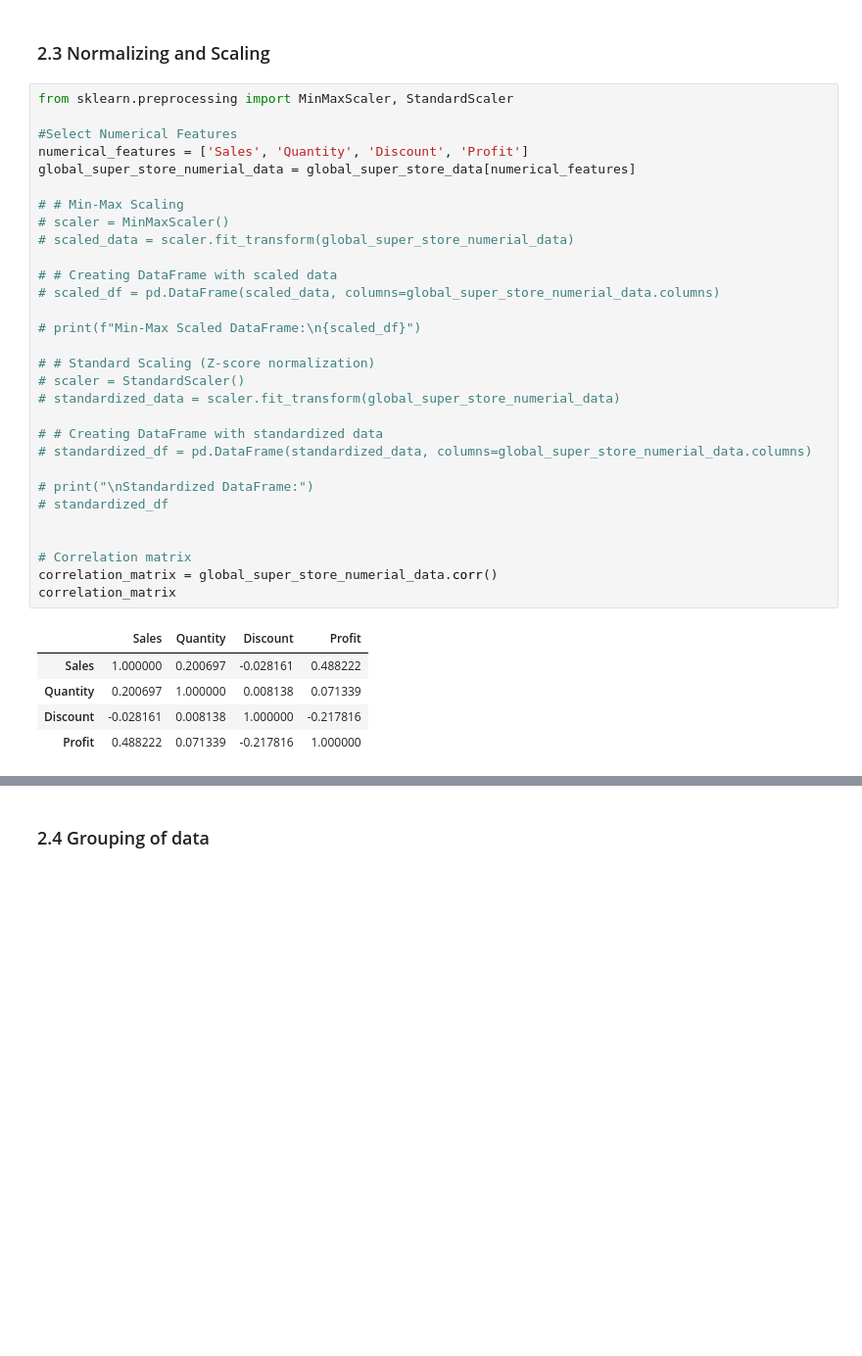
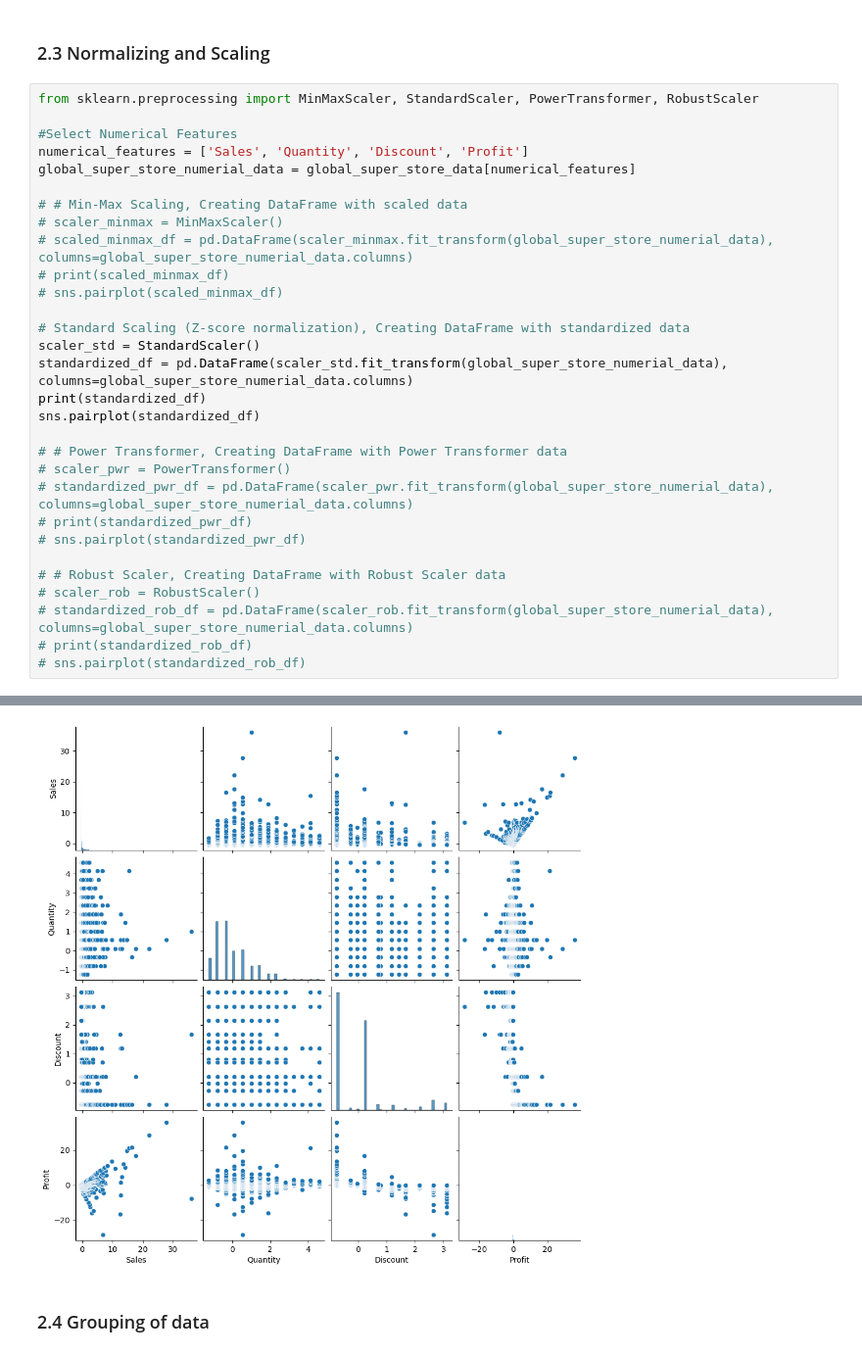
Before and after one commit to nareshwar/uhull-module-1, a Jupyter notebook: assignment_notebook/assignment_final.ipynb, the cells around one changed output, grey strips where cells are left out. Shown: that part at 98% size. Cells and saved outputs as stored; diff of their text form; blank space fills up the shorter version.

Commit message:
Code fixes and normalising and scaling

```diff
--- a/assignment_notebook/assignment_final.ipynb
+++ b/assignment_notebook/assignment_final.ipynb
@@ -279,38 +279,33 @@ upper_threshold: 2099.6918371792303
 # %% [markdown]
 ### 2.3 Normalizing and Scaling
 # %%
-from sklearn.preprocessing import MinMaxScaler, StandardScaler
+from sklearn.preprocessing import MinMaxScaler, StandardScaler, PowerTransformer, RobustScaler
 
 #Select Numerical Features
 numerical_features = ['Sales', 'Quantity', 'Discount', 'Profit']
 global_super_store_numerial_data = global_super_store_data[numerical_features]
 
-# # Min-Max Scaling
-# scaler = MinMaxScaler()
-# scaled_data = scaler.fit_transform(global_super_store_numerial_data)
+# # Min-Max Scaling, Creating DataFrame with scaled data
+# scaler_minmax = MinMaxScaler()
+# scaled_minmax_df = pd.DataFrame(scaler_minmax.fit_transform(global_super_store_numerial_data), columns=global_super_store_numerial_data.columns)
+# print(scaled_minmax_df)
+# sns.pairplot(scaled_minmax_df)
 
-# # Creating DataFrame with scaled data
-# scaled_df = pd.DataFrame(scaled_data, columns=global_super_store_numerial_data.columns)
+# Standard Scaling (Z-score normalization), Creating DataFrame with standardized data
+scaler_std = StandardScaler()
+standardized_df = pd.DataFrame(scaler_std.fit_transform(global_super_store_numerial_data), columns=global_super_store_numerial_data.columns)
+print(standardized_df)
+sns.pairplot(standardized_df)
 
-# print(f"Min-Max Scaled DataFrame:\n{scaled_df}")
+# # Power Transformer, Creating DataFrame with Power Transformer data
+# scaler_pwr = PowerTransformer()
+# standardized_pwr_df = pd.DataFrame(scaler_pwr.fit_transform(global_super_store_numerial_data), columns=global_super_store_numerial_data.columns)
+# print(standardized_pwr_df)
+# sns.pairplot(standardized_pwr_df)
 
-# # Standard Scaling (Z-score normalization)
-# scaler = StandardScaler()
-# standardized_data = scaler.fit_transform(global_super_store_numerial_data)
-
-# # Creating DataFrame with standardized data
-# standardized_df = pd.DataFrame(standardized_data, columns=global_super_store_numerial_data.columns)
-
-# print("\nStandardized DataFrame:")
-# standardized_df
-
-
-# Correlation matrix
-correlation_matrix = global_super_store_numerial_data.corr()
-correlation_matrix
+# # Robust Scaler, Creating DataFrame with Robust Scaler data
+# scaler_rob = RobustScaler()
+# standardized_rob_df = pd.DataFrame(scaler_rob.fit_transform(global_super_store_numerial_data), columns=global_super_store_numerial_data.columns)
+# print(standardized_rob_df)
+# sns.pairplot(standardized_rob_df)
 # %% [output]
-|  | Sales | Quantity | Discount | Profit |
-| Sales | 1.000000 | 0.200697 | -0.028161 | 0.488222 |
-| Quantity | 0.200697 | 1.000000 | 0.008138 | 0.071339 |
-| Discount | -0.028161 | 0.008138 | 1.000000 | -0.217816 |
-| Profit | 0.488222 | 0.071339 | -0.217816 | 1.000000 |
@@ -317,3 +327,4 @@ correlation_matrix
+[figure, added]
 # %% [markdown]
 ### 2.4 Grouping of data
 # %% [markdown]
```
Also changed, not shown: parts of 6 cells of this notebook, 1 other file.
